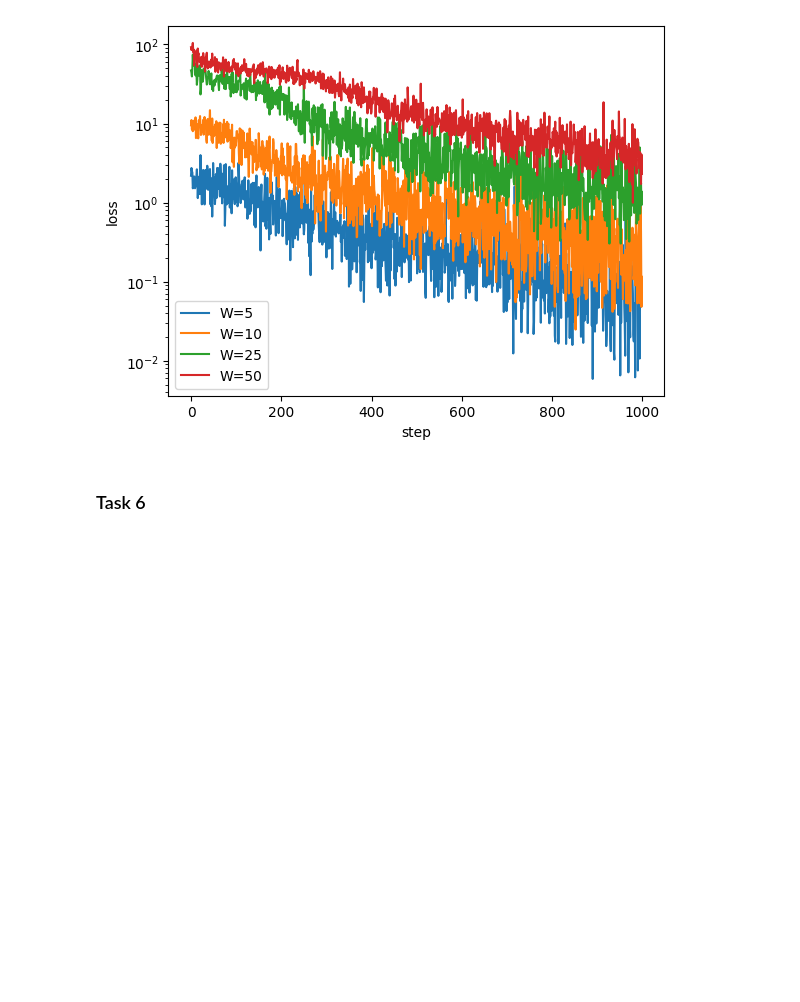
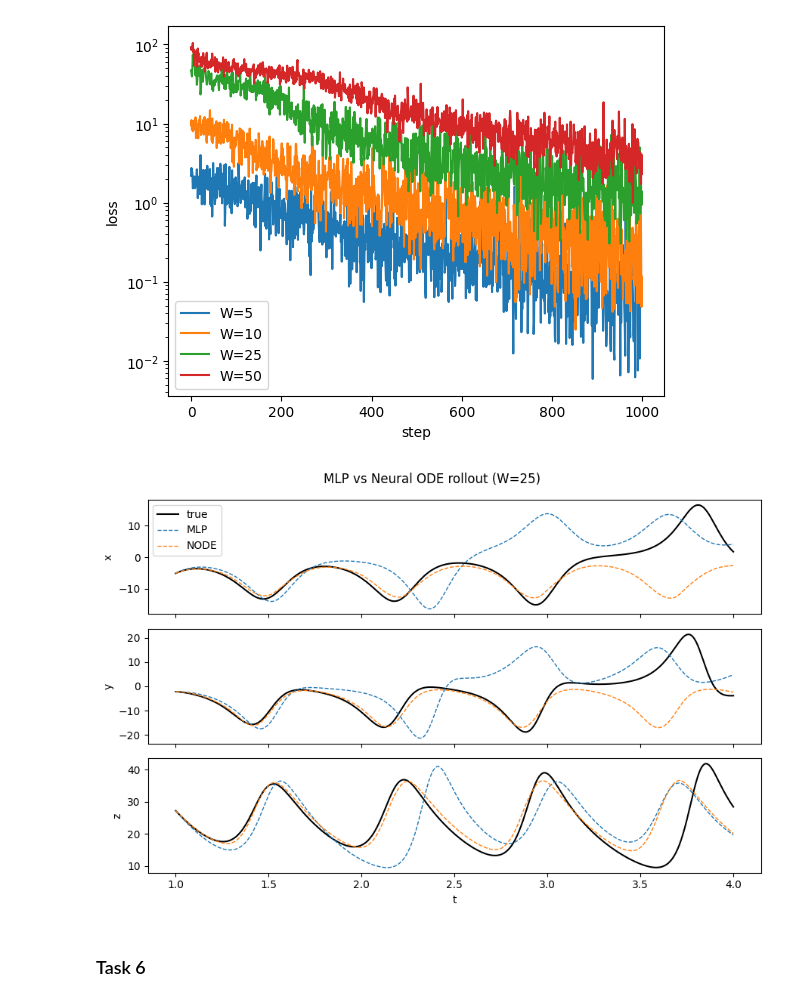
Before and after one commit to eiseleb47/DataScience, a Jupyter notebook: Worksheet_9/worksheet_9_Benjamin.ipynb, the cells around one changed output. Drawn from its saved outputs; the diff is of its cells as text; code cells hidden in the pictures; blank space fills up the shorter version.

```diff
--- a/Worksheet 9/worksheet_9_Benjamin.ipynb
+++ b/Worksheet_9/worksheet_9_Benjamin.ipynb
@@ -158,10 +158,10 @@ class FeedForwardNN(nn.Module):
         return self.net(x)
 
 
-model = FeedForwardNN(dim=3, hidden=64).to(device)
+mlp_model = FeedForwardNN(dim=3, hidden=64).to(device)
 
 loss_fn = nn.MSELoss()
-optimizer = torch.optim.Adam(model.parameters(), lr=1e-3)
+optimizer = torch.optim.Adam(mlp_model.parameters(), lr=1e-3)
 # %%
 def make_loader(X, y, batch_size=256, shuffle=True):
     X_tensor = torch.as_tensor(X, dtype=torch.float32)
@@ -238,22 +238,23 @@ plt.show()
 # %% [markdown]
 ### Task 4
 # %%
-def rollout(model, x0, n_steps):
-    xs = np.zeros((n_steps + 1, 3))
-    xs[0] = x0
+def rollout(model, x0, n_steps, sc=None):
+    if sc is None:
+        sc = scaler
+    xs = np.zeros((n_steps + 1, 3)); xs[0] = x0
     model.eval()
     with torch.no_grad():
         for k in range(n_steps):
-            xn = scaler.transform(xs[k:k+1])      # (1,3)
+            xn   = sc.transform(xs[k:k+1])
             xn_t = torch.as_tensor(xn, dtype=torch.float32, device=device)
             pred = model(xn_t).cpu().numpy()
-            xs[k+1] = scaler.inverse_transform(pred)
+            xs[k+1] = sc.inverse_transform(pred)
     return xs
 # %%
 true_i  = traj_test[0]
 start   = 100
 n_steps = len(true_i) - 1 - start
-pred_i  = rollout(model, true_i[start], n_steps)
+pred_i  = rollout(mlp_model, true_i[start], n_steps)
 
 fig = plt.figure(); ax = fig.add_subplot(projection="3d")
 ax.plot(*true_i[start:].T, label="true", lw=0.7)
@@ -356,6 +357,34 @@ W= 25  final loss 1.3674e+00
 W= 50  final loss 2.3057e+00
 Text(0, 0.5, 'loss')
 [figure]
+# %%
+true_i = traj_test[0]
+start = 100
+n_pts = len(true_i) - start
+tt = np.linspace(1, 4, n_pts)
+
+# MLP rollout
+pred_mlp = rollout(mlp_model, true_i[start], n_pts - 1)
+
+# Neural ODE rollout
+node_model = results[25]["model"]
+node_model.eval()
+x0_t  = torch.as_tensor(true_i[start], dtype=torch.float32, device=device).unsqueeze(0)
+t_grid = torch.linspace(1, 4, n_pts, device=device)
+with torch.no_grad():
+    pred_node = odeint(node_model, x0_t, t_grid, method="dopri5")[:, 0].cpu().numpy()
+
+fig, axes = plt.subplots(3, 1, figsize=(9, 6), sharex=True)
+for i, label in enumerate(["x", "y", "z"]):
+    axes[i].plot(tt, true_i[start:, i], color="k",  lw=1.5, label="true")
+    axes[i].plot(tt, pred_mlp[:, i],    color="C0", lw=1.0, ls="--", label="MLP")
+    axes[i].plot(tt, pred_node[:, i],   color="C1", lw=1.0, ls="--", label="NODE")
+    axes[i].set_ylabel(label)
+axes[0].legend(); axes[-1].set_xlabel("t")
+fig.suptitle("MLP vs Neural ODE rollout (W=25)")
+plt.tight_layout()
+# %% [output]
+[figure, added]
 # %% [markdown]
 ### Task 6
 # %%
```
Also changed, not shown: parts of 3 cells of this notebook, 2 other files.
